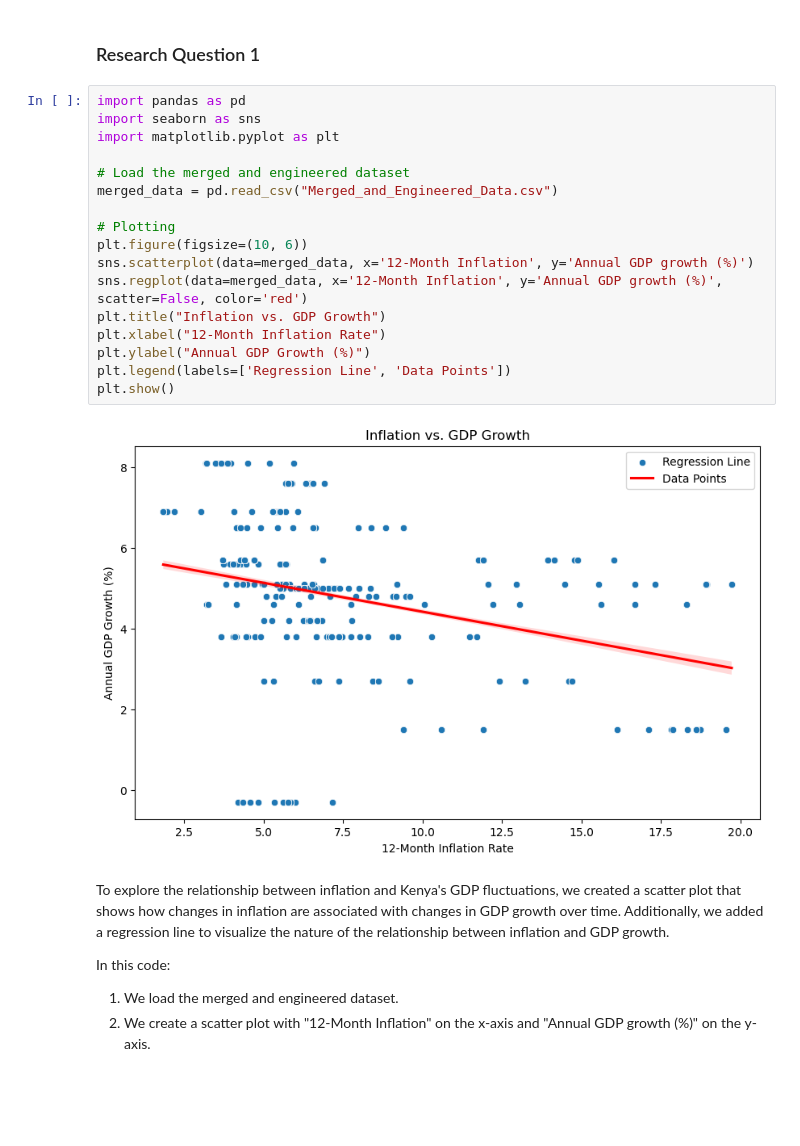
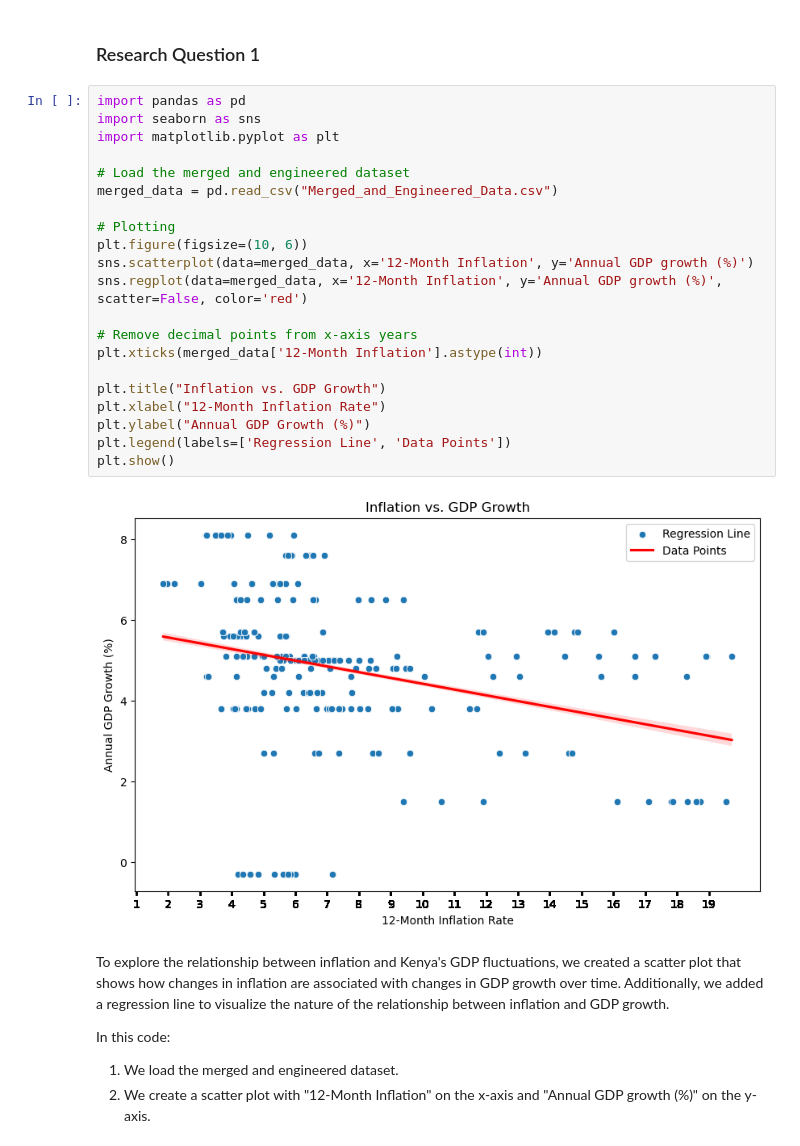
Before and after one commit to MadScie254/Phase-3-project-modelling, a Jupyter notebook: Research_Questions.ipynb, the cells around one changed output. Saved outputs shown, nothing was run; the diff lists cells and outputs as text; blank space fills up the shorter version.

```diff
--- a/Research_Questions.ipynb
+++ b/Research_Questions.ipynb
@@ -62,22 +62,26 @@ merged_data = pd.merge(merged_data, gdp_data, on=['Year'], how='inner')
 # %%
 import pandas as pd
 import seaborn as sns
 import matplotlib.pyplot as plt
 
 # Load the merged and engineered dataset
 merged_data = pd.read_csv("Merged_and_Engineered_Data.csv")
 
 # Plotting
 plt.figure(figsize=(10, 6))
 sns.scatterplot(data=merged_data, x='12-Month Inflation', y='Annual GDP growth (%)')
 sns.regplot(data=merged_data, x='12-Month Inflation', y='Annual GDP growth (%)', scatter=False, color='red')
+
+# Remove decimal points from x-axis years
+plt.xticks(merged_data['12-Month Inflation'].astype(int))
+
 plt.title("Inflation vs. GDP Growth")
 plt.xlabel("12-Month Inflation Rate")
 plt.ylabel("Annual GDP Growth (%)")
 plt.legend(labels=['Regression Line', 'Data Points'])
 plt.show()
 # %% [output]
-[figure, old version]
+[figure, new version]
 # %% [markdown]
 To explore the relationship between inflation and Kenya's GDP fluctuations, we created a scatter plot that shows how changes in inflation are associated with changes in GDP growth over time. Additionally, we added a regression line to visualize the nature of the relationship between inflation and GDP growth.
 
```
Also changed, not shown: parts of 1 cell of this notebook.
